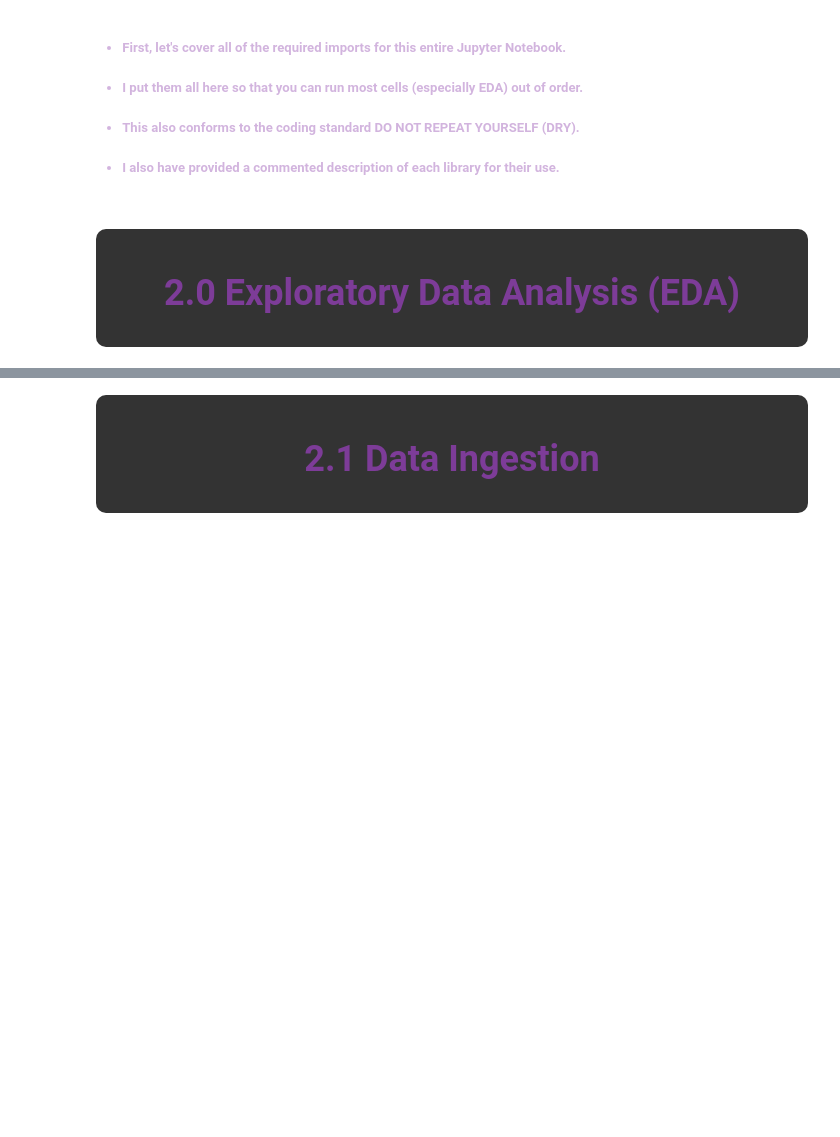
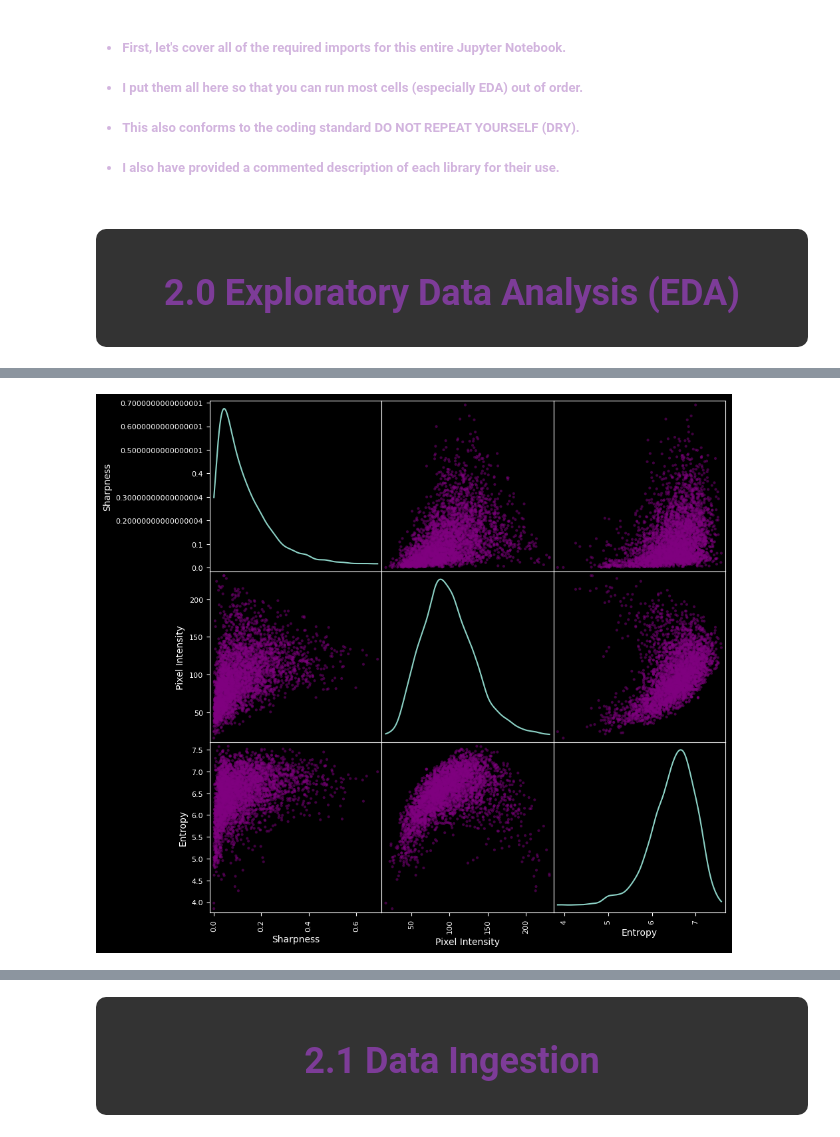
Before and after one commit to des1-gner/trafficsigns-main, a Jupyter notebook: s3952320_s3900481.ipynb, the cells around one changed output, grey strips where cells are left out. Saved outputs shown, nothing was run; the diff lists cells and outputs as text; code cells hidden in the pictures; blank space fills up the shorter version.

```diff
--- a/s3952320_s3900481.ipynb
+++ b/s3952320_s3900481.ipynb
@@ -353,0 +351,14 @@ Number of image files found: 3699
+# %%
+import pandas as pd
+from pandas.plotting import scatter_matrix
+
+image_properties = pd.DataFrame({
+    'Sharpness': image_sharpness,
+    'Pixel Intensity': pixel_intensities,
+    'Entropy': entropies
+})
+
+scatter_matrix(image_properties, figsize=(10, 10), diagonal='kde', color="purple")
+plt.show()
+# %% [output]
+[figure, added]
```
Also changed, not shown: parts of 30 cells of this notebook.
